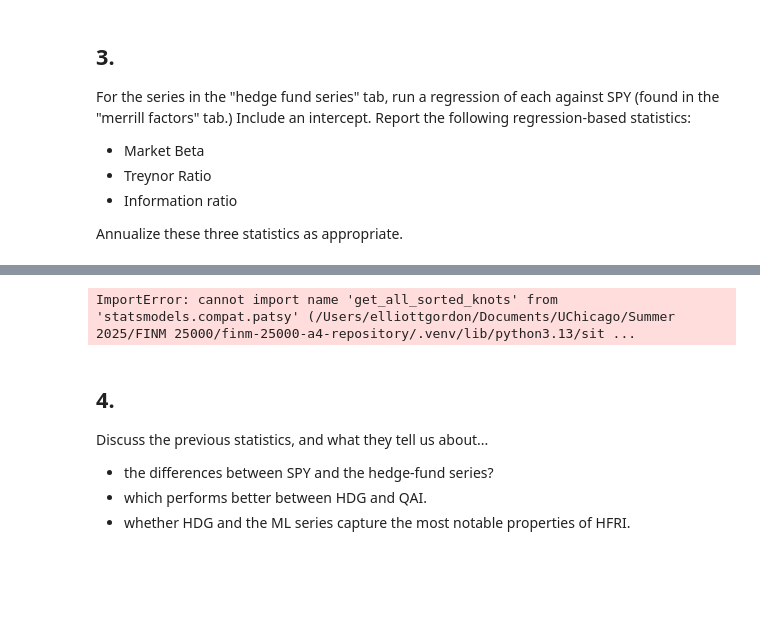
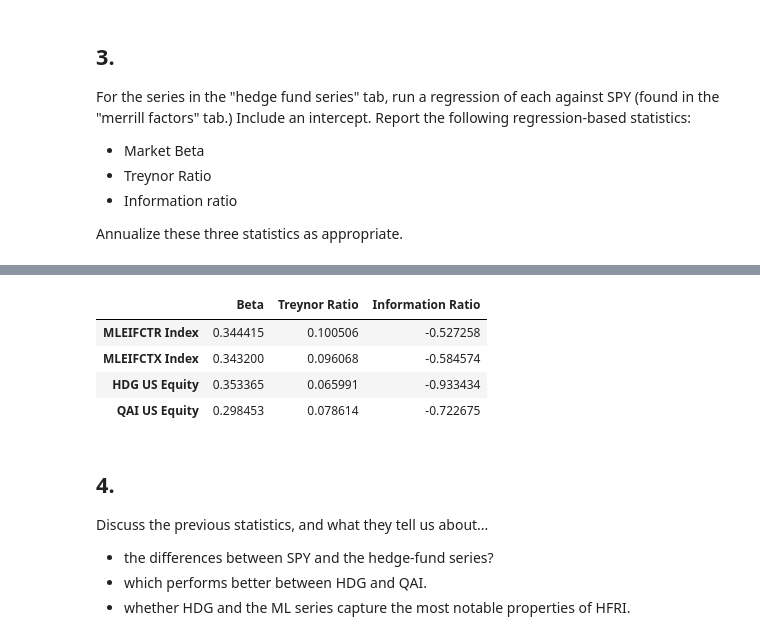
Before and after one commit to elliottgordon/finm-25000-a4-repository, a Jupyter notebook: hw2/Elliott_Homework_2.ipynb, the cells around one changed output, grey strips where cells are left out. Drawn from its saved outputs; the diff is of its cells as text; code cells hidden in the pictures; blank space fills up the shorter version.

Commit message:
completed univariate regression

```diff
--- a/hw2/Elliott_Homework_2.ipynb
+++ b/hw2/Elliott_Homework_2.ipynb
@@ -213,23 +213,50 @@ merrill_factors_df.head(5)
 # %%
 import statsmodels.api as sm
 
 def univariate_regression(response, explanatory):
     """
     Function is designed to calculate the univariate regression of y against X.
 
     Returns:
         DataFrame: Summary of results
     """
+    # add intercept for linear regression
     explanatory = sm.add_constant(explanatory)
 
+    # set-up of Ordinary Least Sqaured Regression (dropp missing values)
     model = sm.OLS(response, explanatory, missing = 'drop')
     results = model.fit()
 
-    return results
+    # constant and slope of explanatory variable (index 0 and 1 respectively)
+    parameters = results.params
 
-univariate_regression(merrill_factors_df['SPY US Equity'], merrill_factors_df['EFA US Equity'])
+    intercept = parameters.iloc[0]
+    beta = parameters.iloc[1]
+
+    summary = dict()
+
+    summary['Beta'] = beta
+
+    summary['Treynor Ratio'] = (response.mean() / beta) * 12 # annualize the ratio
+
+    residuals = results.resid
+    summary['Information Ratio'] = (intercept / residuals.std()) * np.sqrt(12) #annualize the ratio
+
+    return pd.DataFrame(summary, index = [response.name])
+
+spy = merrill_factors_df['SPY US Equity']
+reg_results = []
+for col in hedge_fund_series_df.columns:
+  temp_reg_results_df = univariate_regression(hedge_fund_series_df[col], spy)
+  reg_results.append(temp_reg_results_df)
+final_univ_reg_df = pd.concat(reg_results)
+display(final_univ_reg_df)
 # %% [output]
-ImportError: cannot import name 'get_all_sorted_knots' from 'statsmodels.compat.patsy' (/Users/elliottgordon/Documents/UChicago/Summer 2025/FINM 25000/finm-25000-a4-repository/.venv/lib/python3.13/sit ...
+|  | Beta | Treynor Ratio | Information Ratio |
+| MLEIFCTR Index | 0.344415 | 0.100506 | -0.527258 |
+| MLEIFCTX Index | 0.343200 | 0.096068 | -0.584574 |
+| HDG US Equity | 0.353365 | 0.065991 | -0.933434 |
+| QAI US Equity | 0.298453 | 0.078614 | -0.722675 |
 # %% [markdown]
 ## 4.
 
```
Also changed, not shown: parts of 1 cell of this notebook, 2 other files.
